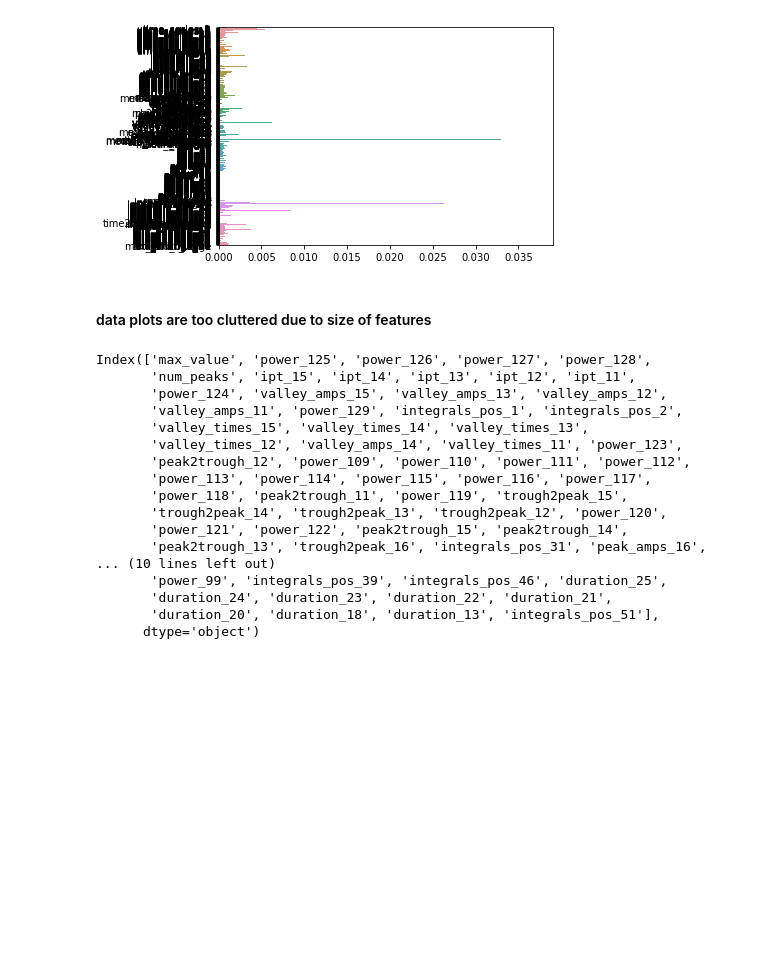
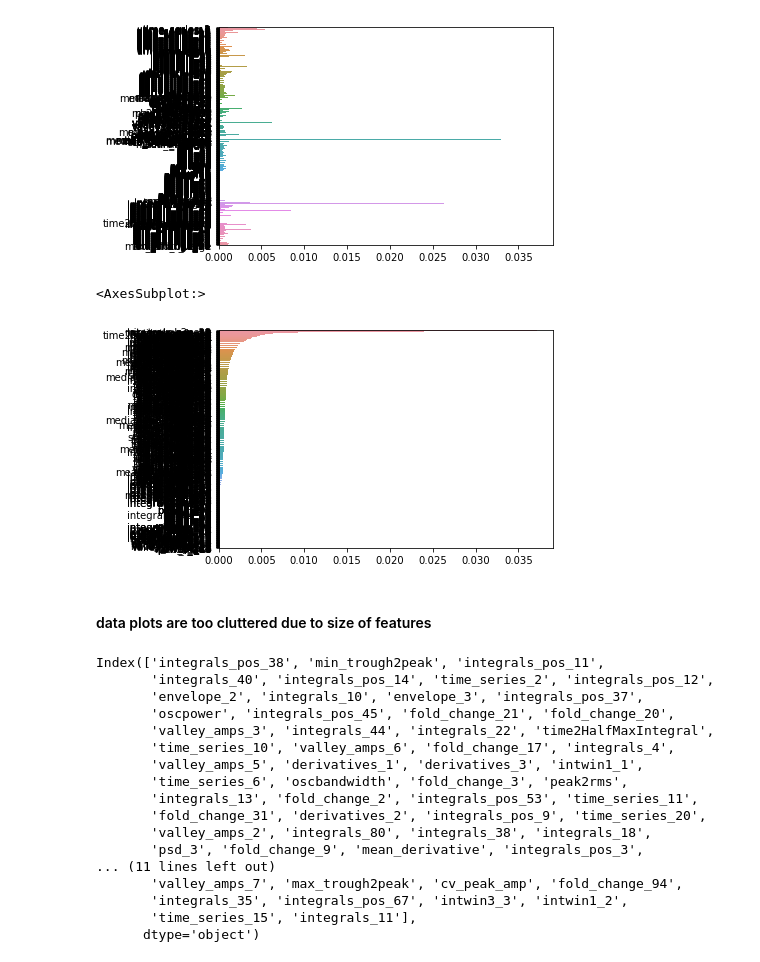
Before and after one commit to apple-soda/xgboost-nfkb-features, a Jupyter notebook: notebooks/1.ipynb, the cells around one changed output. Drawn from its saved outputs; the diff is of its cells as text; code cells hidden in the pictures; blank space fills up the shorter version.

```diff
--- a/notebooks/1.ipynb
+++ b/notebooks/1.ipynb
@@ -64,6 +64,6 @@ xgb.plot_importance(model)
 # %%
 feature_importance = model.feature_importances_
 # %%
-sorted_fi = model.feature_importances_.argsort()
+argsort = model.feature_importances_.argsort()
 # %%
-sorted_fi[:30] # 10 most important features?
+sorted_fi = argsort[::-1] # 10 most important features?
@@ -83,6 +79,11 @@ sns.barplot(x=feature_importance, y=test.columns)
 # %% [output]
 <AxesSubplot:>
 [figure]
+# %%
+sns.barplot(x=feature_importance[sorted_fi], y=test.columns[sorted_fi])
+# %% [output]
+<AxesSubplot:>
+[figure, added]
 # %% [markdown]
 #### data plots are too cluttered due to size of features
 # %%
@@ -90,20 +91,20 @@ sorted_features = test.columns[sorted_fi]
 # %%
 sorted_features[:100] # 100 most important features
 # %% [output]
-Index(['max_value', 'power_125', 'power_126', 'power_127', 'power_128',
-       'num_peaks', 'ipt_15', 'ipt_14', 'ipt_13', 'ipt_12', 'ipt_11',
-       'power_124', 'valley_amps_15', 'valley_amps_13', 'valley_amps_12',
-       'valley_amps_11', 'power_129', 'integrals_pos_1', 'integrals_pos_2',
-       'valley_times_15', 'valley_times_14', 'valley_times_13',
-       'valley_times_12', 'valley_amps_14', 'valley_times_11', 'power_123',
-       'peak2trough_12', 'power_109', 'power_110', 'power_111', 'power_112',
-       'power_113', 'power_114', 'power_115', 'power_116', 'power_117',
-       'power_118', 'peak2trough_11', 'power_119', 'trough2peak_15',
-       'trough2peak_14', 'trough2peak_13', 'trough2peak_12', 'power_120',
-       'power_121', 'power_122', 'peak2trough_15', 'peak2trough_14',
-       'peak2trough_13', 'trough2peak_16', 'integrals_pos_31', 'peak_amps_16',
-... (10 lines left out)
-       'power_99', 'integrals_pos_39', 'integrals_pos_46', 'duration_25',
-       'duration_24', 'duration_23', 'duration_22', 'duration_21',
-       'duration_20', 'duration_18', 'duration_13', 'integrals_pos_51'],
+Index(['integrals_pos_38', 'min_trough2peak', 'integrals_pos_11',
+       'integrals_40', 'integrals_pos_14', 'time_series_2', 'integrals_pos_12',
+       'envelope_2', 'integrals_10', 'envelope_3', 'integrals_pos_37',
+       'oscpower', 'integrals_pos_45', 'fold_change_21', 'fold_change_20',
+       'valley_amps_3', 'integrals_44', 'integrals_22', 'time2HalfMaxIntegral',
+       'time_series_10', 'valley_amps_6', 'fold_change_17', 'integrals_4',
+       'valley_amps_5', 'derivatives_1', 'derivatives_3', 'intwin1_1',
+       'time_series_6', 'oscbandwidth', 'fold_change_3', 'peak2rms',
+       'integrals_13', 'fold_change_2', 'integrals_pos_53', 'time_series_11',
+       'fold_change_31', 'derivatives_2', 'integrals_pos_9', 'time_series_20',
+       'valley_amps_2', 'integrals_80', 'integrals_38', 'integrals_18',
+       'psd_3', 'fold_change_9', 'mean_derivative', 'integrals_pos_3',
+... (11 lines left out)
+       'valley_amps_7', 'max_trough2peak', 'cv_peak_amp', 'fold_change_94',
+       'integrals_35', 'integrals_pos_67', 'intwin3_3', 'intwin1_2',
+       'time_series_15', 'integrals_11'],
       dtype='object')
```
Also changed, not shown: parts of 5 cells of this notebook, 2 other files.
